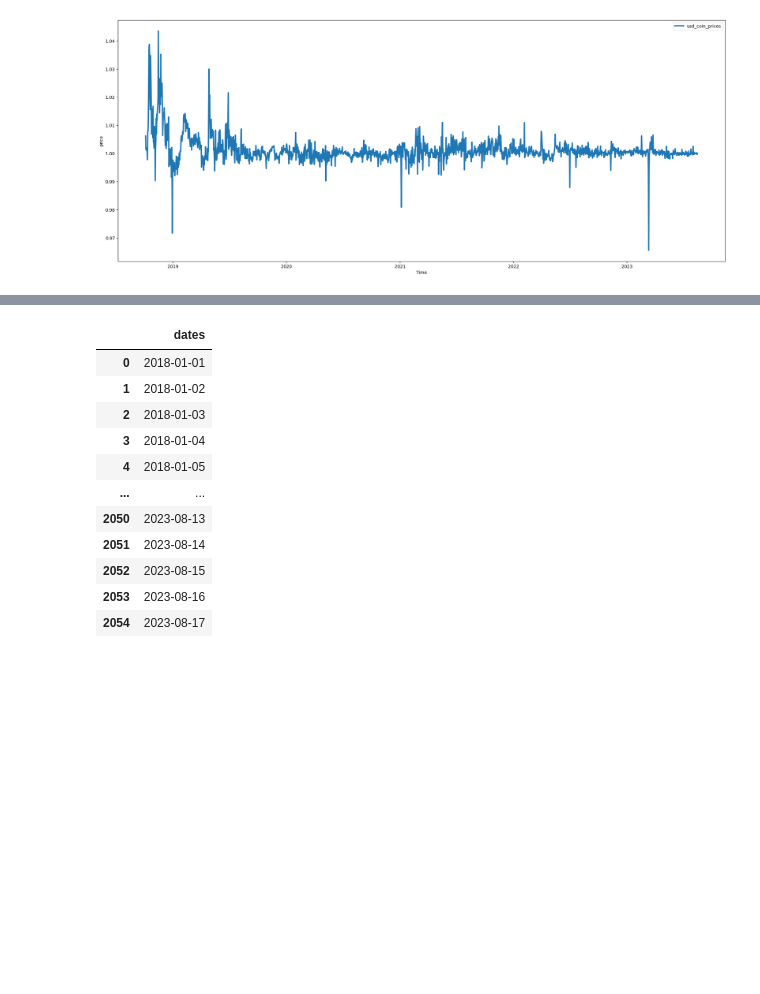
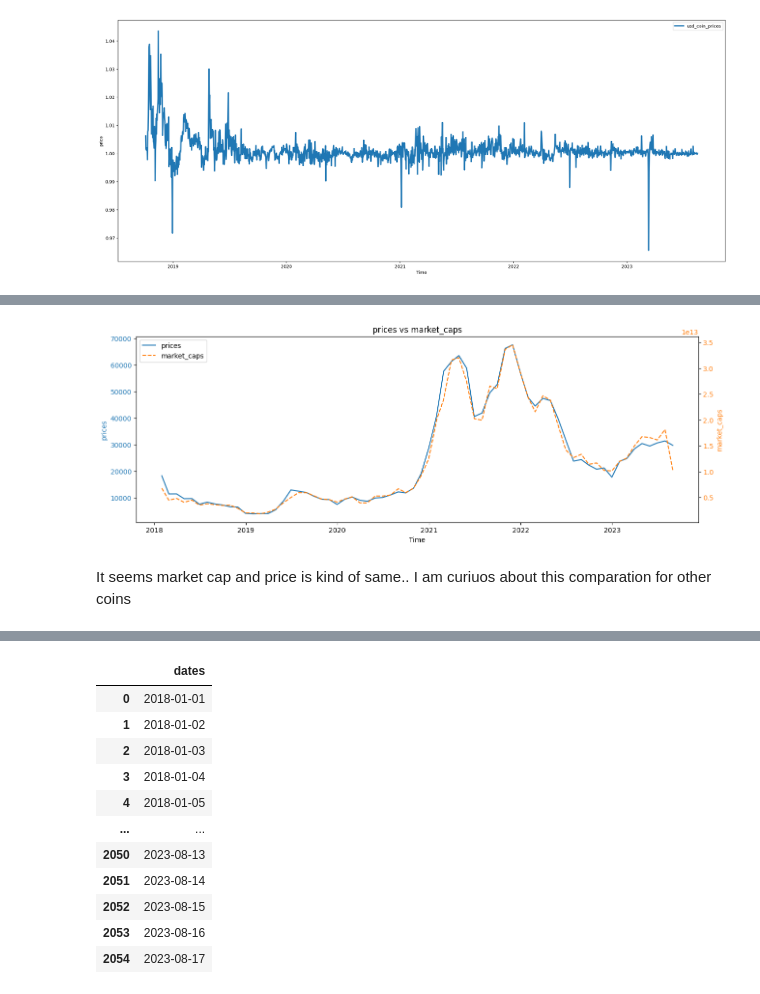
Before and after one commit to someonefrom93/PIDA_J_DIEGO, a Jupyter notebook: eda_gecko.ipynb, the cells around one changed output, grey strips where cells are left out. Saved outputs shown, nothing was run; the diff lists cells and outputs as text; code cells hidden in the pictures; blank space fills up the shorter version.

```diff
--- a/eda_gecko.ipynb
+++ b/eda_gecko.ipynb
@@ -311,0 +421,6 @@ Answer: is a fully collateralised US dollar stablecoin powered by Ethereum and j
+# %%
+plot_2_scales(bitcoin_df_copy, ["prices", "market_caps"], "M")
+# %% [output]
+[figure, added]
+# %% [markdown]
+It seems market cap and price is kind of same.. I am curiuos about this comparation for other coins
```
Also changed, not shown: parts of 29 cells of this notebook.
